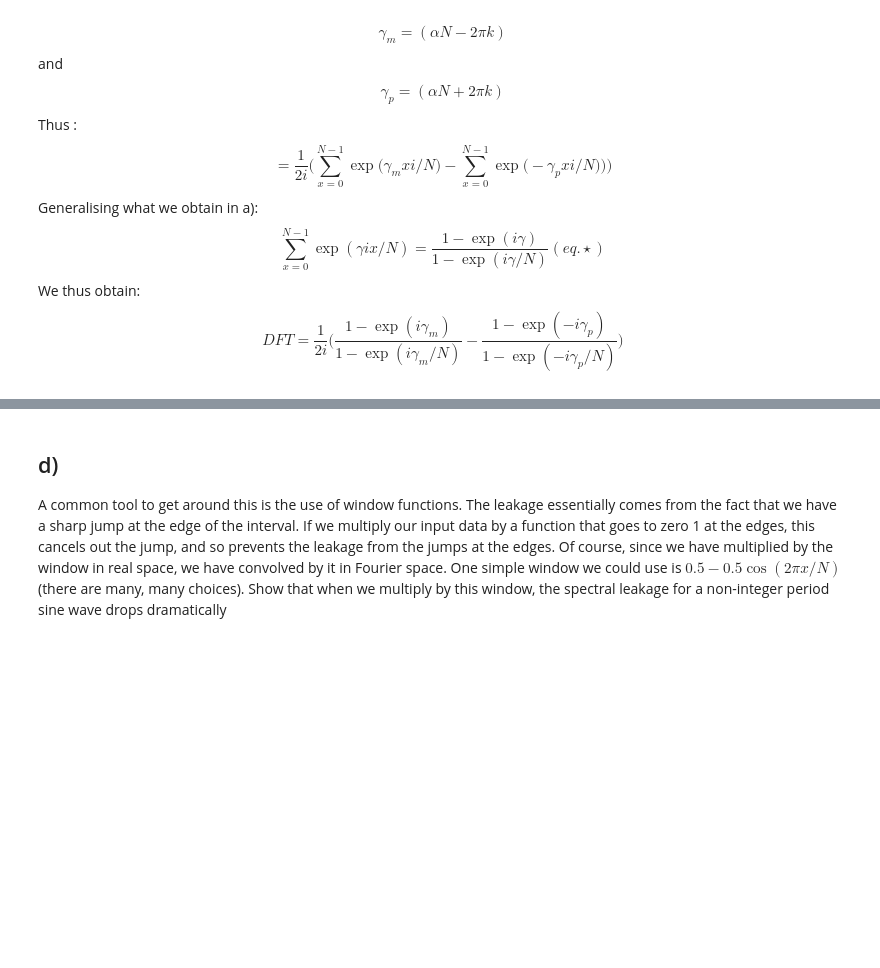
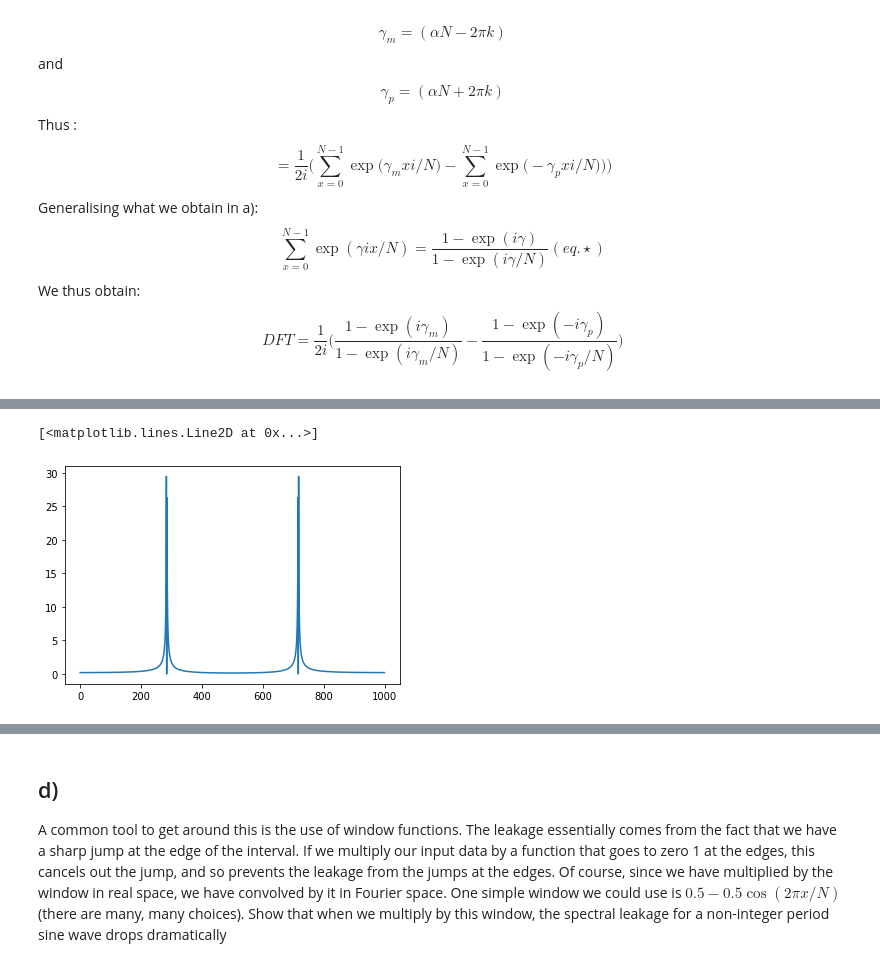
Before and after one commit to RphlFrmnt/PHYS512, a Jupyter notebook: Assign_4.ipynb, the cells around one changed output, grey strips where cells are left out. Saved outputs shown, nothing was run; the diff lists cells and outputs as text; code cells hidden in the pictures; blank space fills up the shorter version.

```diff
--- a/Assign_4.ipynb
+++ b/Assign_4.ipynb
@@ -313,0 +328,19 @@ plt.plot(k,FFT,".")
+# %%
+# Define a function which return two delta functions at the spike position
+def Delta2(y):
+    max1 = np.max(y)
+    index_max1 = np.where(y==max1)
+    max2 = np.max(np.delete(y,index_max1))
+    index_max2 = np.where(y==max2)
+    delta = np.zeros(len(y))
+    delta[index_max1] = max1
+    delta[index_max2] = max2
+    return delta
+# %%
+deltaDFT = Delta2(np.abs(DFT))
+# Computing the residual of delta vs DFT
+Res = np.abs(DFT) - deltaDFT
+plt.plot(k,Res)
+# %% [output]
+[<matplotlib.lines.Line2D at 0x...>]
+[figure, added]
```
Also changed, not shown: parts of 13 cells of this notebook.
